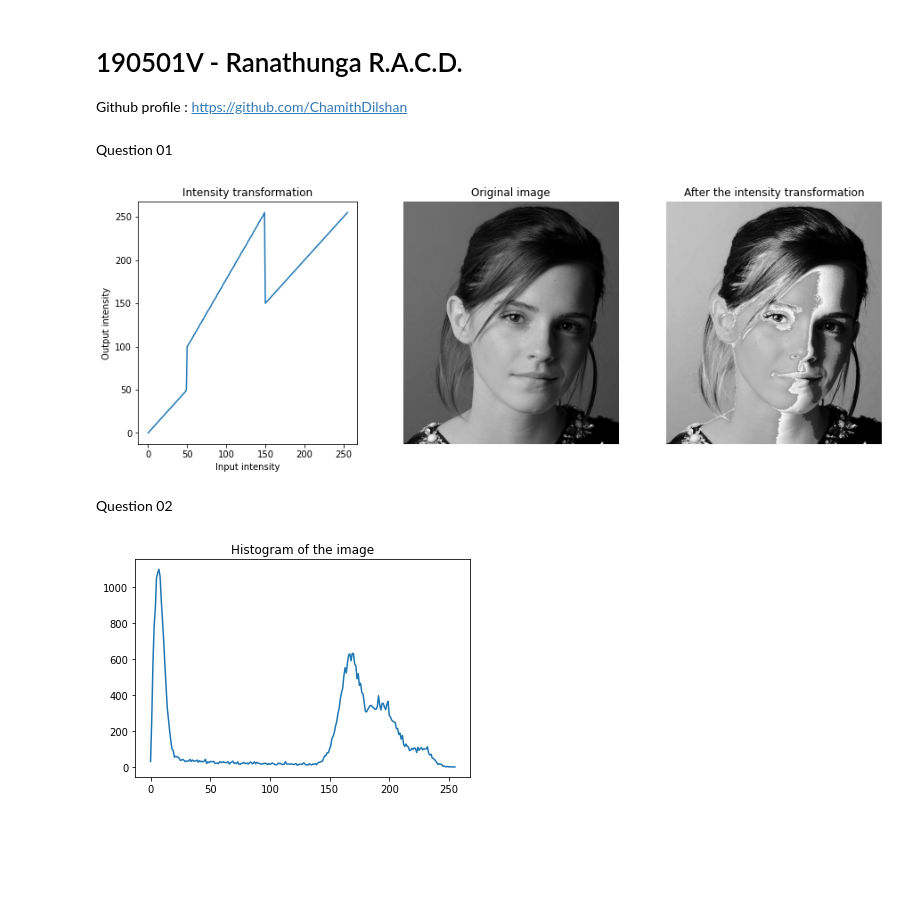
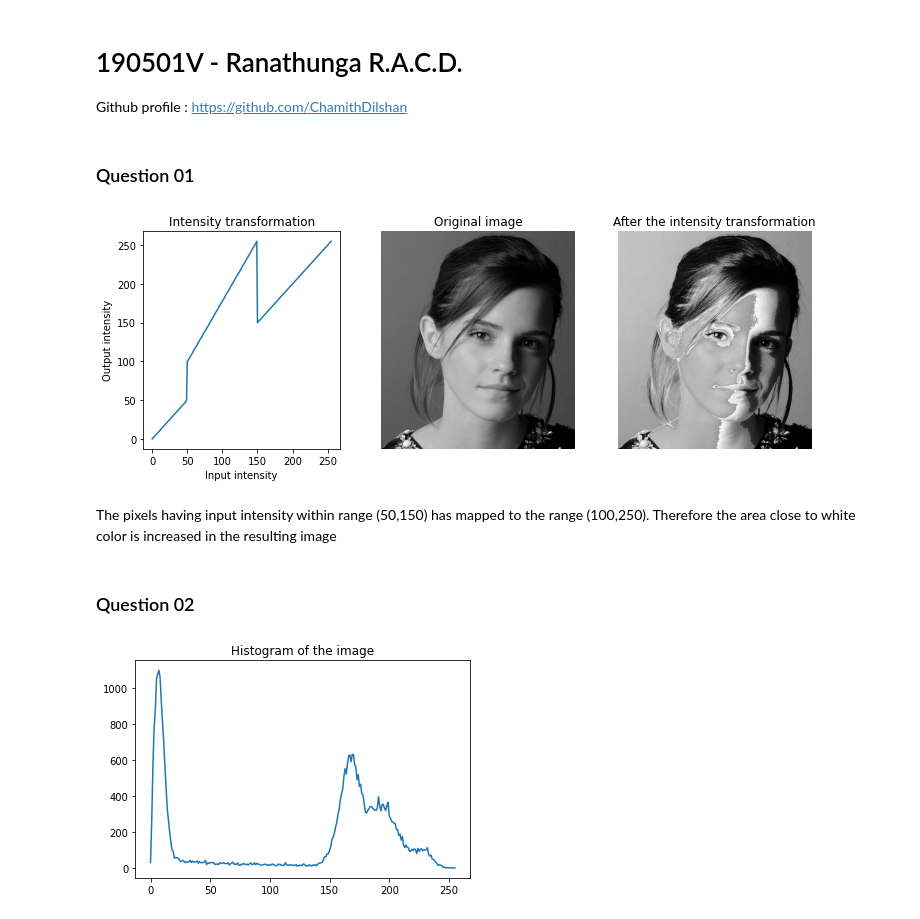
Before and after one commit to ChamithDilshan/EN2550_Image_processing_and_machine_vision, a Jupyter notebook: Assignments/Assignment_1/code.ipynb, the cells around one changed output. Saved outputs shown, nothing was run; the diff lists cells and outputs as text; code cells hidden in the pictures; blank space fills up the shorter version.

```diff
--- a/Assignments/Assignment_1/code.ipynb
+++ b/Assignments/Assignment_1/code.ipynb
@@ -2,8 +2,8 @@
 # 190501V - Ranathunga R.A.C.D.
 
 Github profile : https://github.com/ChamithDilshan
-# %% [markdown]
-Question 01
+# %% [markdown]
+### Question 01
 # %%
 #import the libraries
 
@@ -15,32 +14,34 @@ import cv2 as cv
 # %%
 original = cv.imread(r'emma_gray.jpg',cv.IMREAD_COLOR)
 assert original is not None
 
 transf_1 = np.linspace(0,50,50)  #define the transformation
 transf_2 = np.linspace(100,255,100)
 transf_3 = np.linspace(150,255,106)
 
 transform = np.concatenate((transf_1,transf_2,transf_3),axis = 0).astype(np.uint8)
 output = cv.LUT(original,transform) #apply the transform
-fig, ax = plt.subplots(1,3,figsize=(15,5))
+fig, ax = plt.subplots(1,3,figsize=(12,4))
 
 ax[0].plot(transform)
 ax[0].set_title("Intensity transformation")
 ax[0].set_ylabel("Output intensity")
 ax[0].set_xlabel("Input intensity")
 
 output = cv.cvtColor(output,cv.COLOR_BGR2RGB)
 ax[1].imshow(original)
 ax[1].set_title("Original image") ;  ax[1].axis('off')
 
 ax[2].imshow(output)
 ax[2].set_title("After the intensity transformation") ;  ax[2].axis('off')
 
 plt.show()
 # %% [output]
-[figure, old version]
+[figure, new version]
-# %% [markdown]
-Question 02
+# %% [markdown]
+The pixels having input intensity within range (50,150) has mapped to the range (100,250). Therefore the area close to white color is increased in the resulting image
+# %% [markdown]
+### Question 02
 # %%
 image = cv.imread('brain_proton_density_slice.png',cv.IMREAD_GRAYSCALE)
 assert image is not None
```
Also changed, not shown: parts of 37 cells of this notebook, 2 other files.
